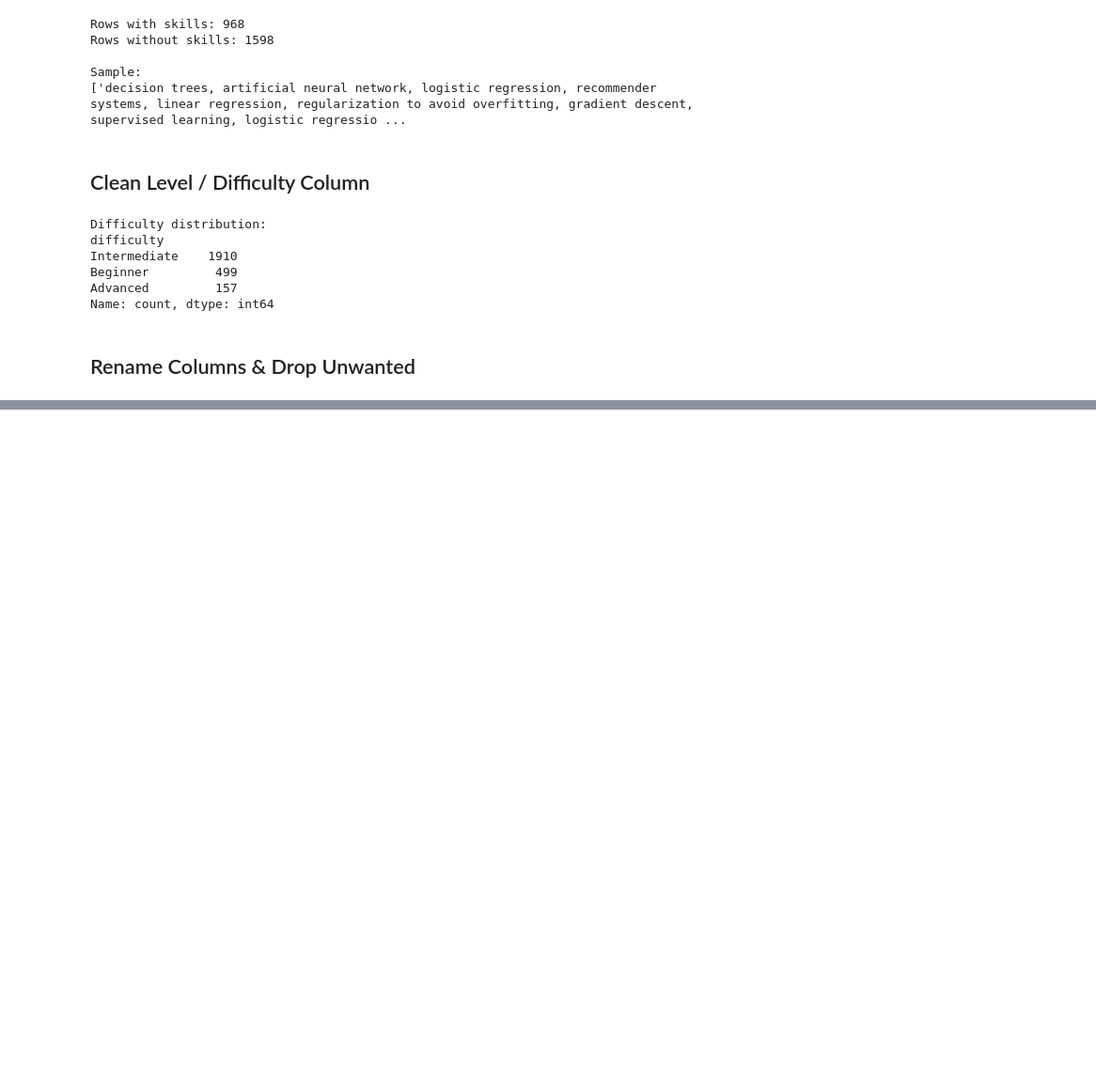
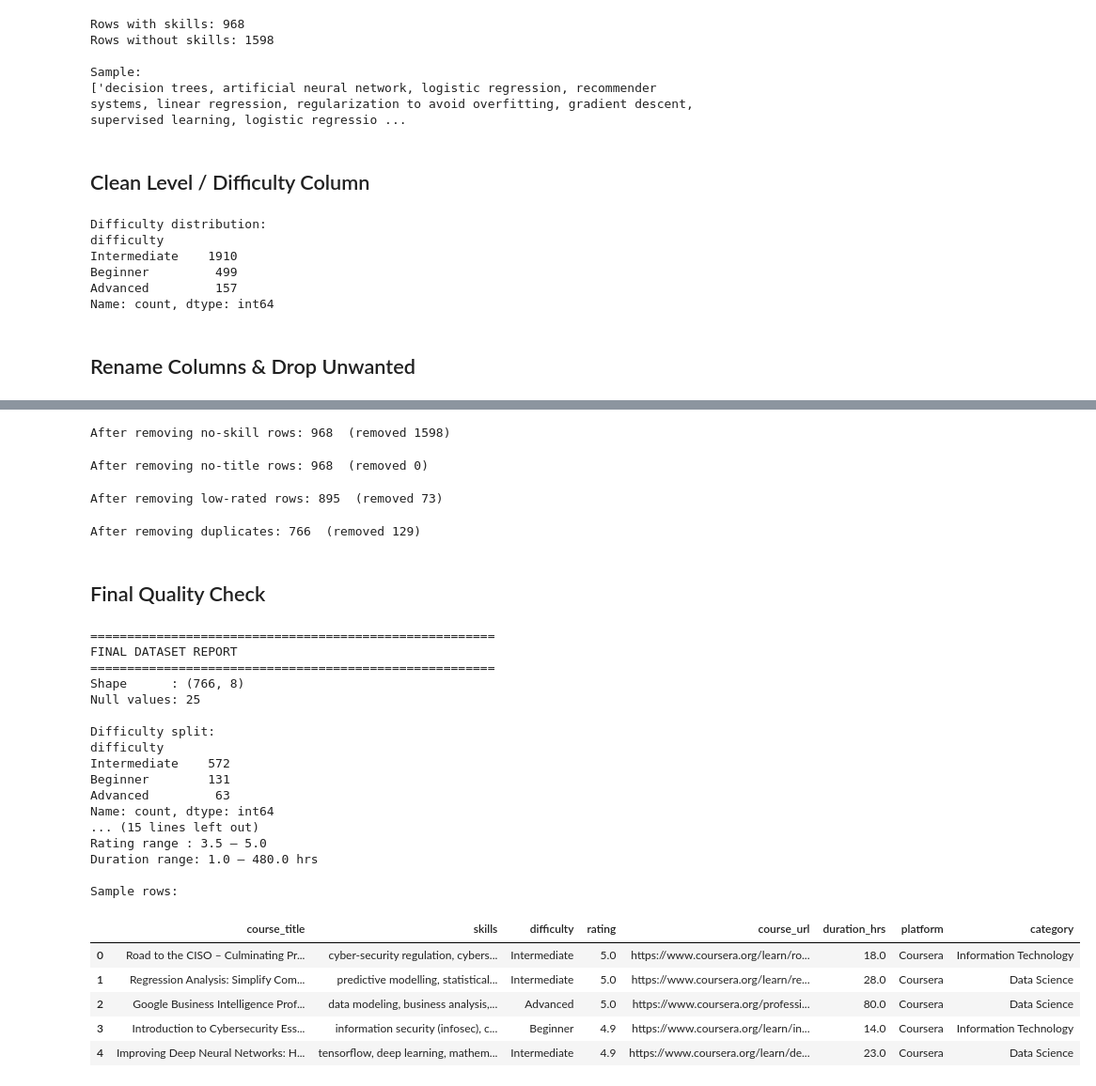
Before and after one commit to hamant-jagwan/Role_Based_Personalized_Learning_Pathway_Engine, a Jupyter notebook: notebooks/online_courses_cleaning.ipynb, the cells around one changed output, grey strips where cells are left out. Shown at 94% size. Cells and saved outputs as stored; diff of their text form; code cells hidden in the pictures; blank space fills up the shorter version.

Commit message:
successfully completed the online courses clearning notebook and saved the CSV file in cleaned directory

```diff
--- a/notebooks/online_courses_cleaning.ipynb
+++ b/notebooks/online_courses_cleaning.ipynb
@@ -302,0 +333,79 @@ Name: count, dtype: int64
+# %%
+before = len(df)
+
+# Drop rows with no skills — useless for gap analysis
+df = df.dropna(subset=["skills"])
+print(f"After removing no-skill rows: {len(df)}  (removed {before - len(df)})")
+# %% [output]
+After removing no-skill rows: 968  (removed 1598)
+# %%
+# Drop rows with no course title
+before = len(df)
+df = df.dropna(subset=["course_title"])
+print(f"After removing no-title rows: {len(df)}  (removed {before - len(df)})")
+# %% [output]
+After removing no-title rows: 968  (removed 0)
+# %%
+# Drop zero-rated or very low rated courses
+before = len(df)
+df = df[df["rating"] >= 3.5]
+print(f"After removing low-rated rows: {len(df)}  (removed {before - len(df)})")
+# %% [output]
+After removing low-rated rows: 895  (removed 73)
+# %%
+# Drop duplicates — keep highest rated
+before = len(df)
+df = df.sort_values("rating", ascending=False)
+df = df.drop_duplicates(subset=["course_title"], keep="first")
+print(f"After removing duplicates: {len(df)}  (removed {before - len(df)})")
+# %% [output]
+After removing duplicates: 766  (removed 129)
+# %%
+df = df.reset_index(drop=True)
+# %% [markdown]
+## Final Quality Check
+# %%
+print("=" * 55)
+print("FINAL DATASET REPORT")
+print("=" * 55)
+print(f"Shape      : {df.shape}")
+print(f"Null values: {df.isnull().sum().sum()}")
+
+print("\nDifficulty split:")
+print(df["difficulty"].value_counts())
+
+print("\nPlatform split:")
+print(df["platform"].value_counts())
+
+print("\nCategory split:")
+print(df["category"].value_counts())
+
+print(f"\nRating range : {df['rating'].min()} – {df['rating'].max()}")
+print(f"Duration range: {df['duration_hrs'].min()} – {df['duration_hrs'].max()} hrs")
+
+print("\nSample rows:")
+df.head(5)
+# %% [output]
+=======================================================
+FINAL DATASET REPORT
+=======================================================
+Shape      : (766, 8)
+Null values: 25
+
+Difficulty split:
+difficulty
+Intermediate    572
+Beginner        131
+Advanced         63
+Name: count, dtype: int64
+... (15 lines left out)
+Rating range : 3.5 – 5.0
+Duration range: 1.0 – 480.0 hrs
+
+Sample rows:
+|  | course_title | skills | difficulty | rating | course_url | duration_hrs | platform | category |
+| 0 | Road to the CISO – Culminating Pr... | cyber-security regulation, cybers... | Intermediate | 5.0 | https://www.coursera.org/learn/ro... | 18.0 | Coursera | Information Technology |
+| 1 | Regression Analysis: Simplify Com... | predictive modelling, statistical... | Intermediate | 5.0 | https://www.coursera.org/learn/re... | 28.0 | Coursera | Data Science |
+| 2 | Google Business Intelligence Prof... | data modeling, business analysis,... | Advanced | 5.0 | https://www.coursera.org/professi... | 80.0 | Coursera | Data Science |
+| 3 | Introduction to Cybersecurity Ess... | information security (infosec), c... | Beginner | 4.9 | https://www.coursera.org/learn/in... | 14.0 | Coursera | Information Technology |
+| 4 | Improving Deep Neural Networks: H... | tensorflow, deep learning, mathem... | Intermediate | 4.9 | https://www.coursera.org/learn/de... | 23.0 | Coursera | Data Science |
```
Also changed, not shown: parts of 5 cells of this notebook, 1 other file.
